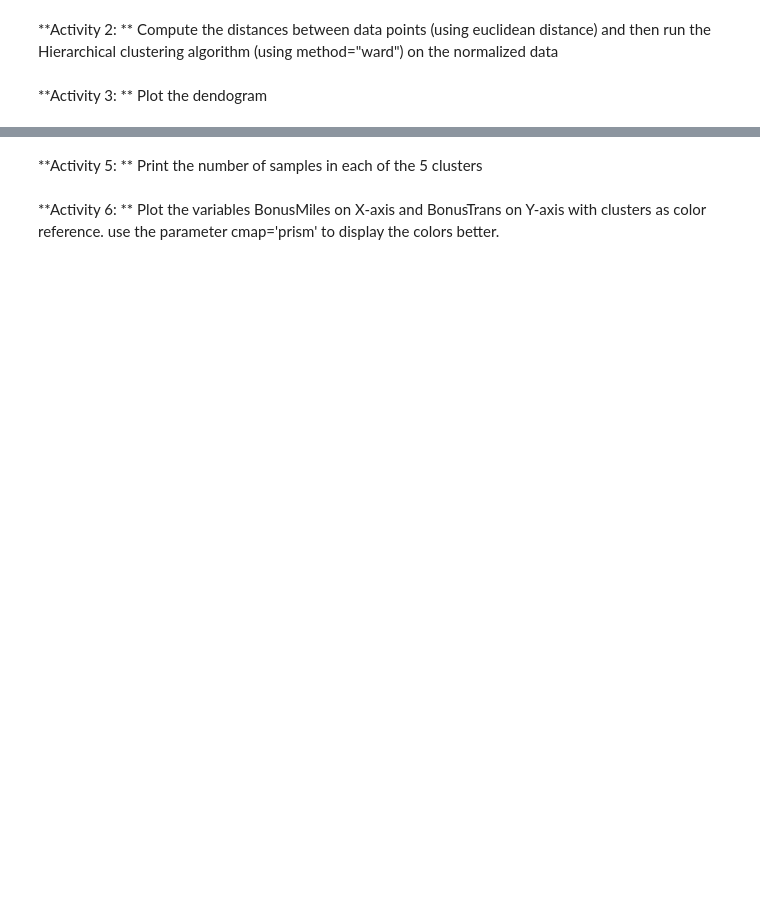
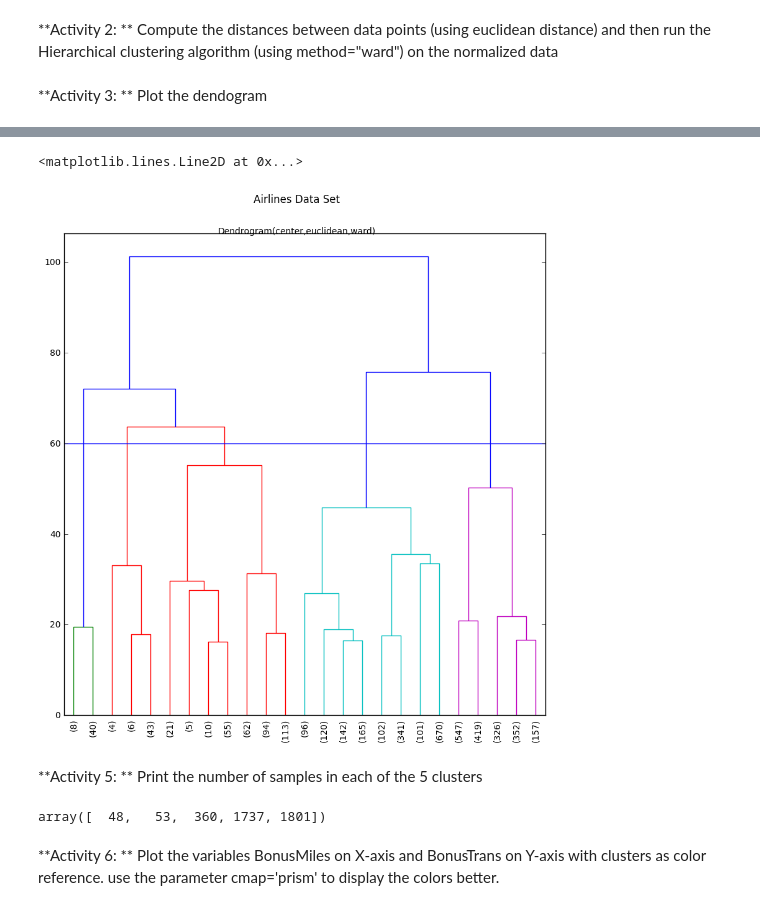
Before and after one commit to asouleymane/DMIR, a Jupyter notebook: modules/module3/Exercises/Exercises.ipynb, the cells around one changed output, grey strips where cells are left out. Drawn from its saved outputs; the diff is of its cells as text; code cells hidden in the pictures; blank space fills up the shorter version.

```diff
--- a/modules/module3/Exercises/Exercises.ipynb
+++ b/modules/module3/Exercises/Exercises.ipynb
@@ -71,8 +95,26 @@ link_matrix=<what goes in here>
+# %%
+# Your code for activity 4 goes here...
+fig, axes = pyplot.subplots(1, 1, figsize=(10, 10))
+plt=hca.dendrogram(link_matrix,truncate_mode="lastp",p=25)
+xticks(rotation=90)
+ylabel=("Distance")
+figtext(0.5,0.95,"Airlines Data Set",ha="center",fontsize=12)
+figtext(0.5,0.90,"Dendrogram(center,euclidean,ward)",ha="center",fontsize=10)
+axes.axhline(y=60)
+# %% [output]
+<matplotlib.lines.Line2D at 0x...>
+[figure, added]
 # %% [markdown]
 **Activity 5: ** Print the number of samples in each of the 5 clusters
 # %%
 # Your code for activity 5 goes here...
 
 from scipy.cluster.hierarchy import fcluster
+max_d=60
+clusters=fcluster(link_matrix, max_d, criterion="distance")
+unique, counts = np.unique(clusters, return_counts=True)
+counts
+# %% [output]
+array([  48,   53,  360, 1737, 1801])
 # %% [markdown]
 **Activity 6: ** Plot the variables BonusMiles on X-axis and BonusTrans on Y-axis with clusters as color reference. use the parameter cmap='prism' to display the colors better.
```
Also changed, not shown: parts of 15 cells of this notebook.
